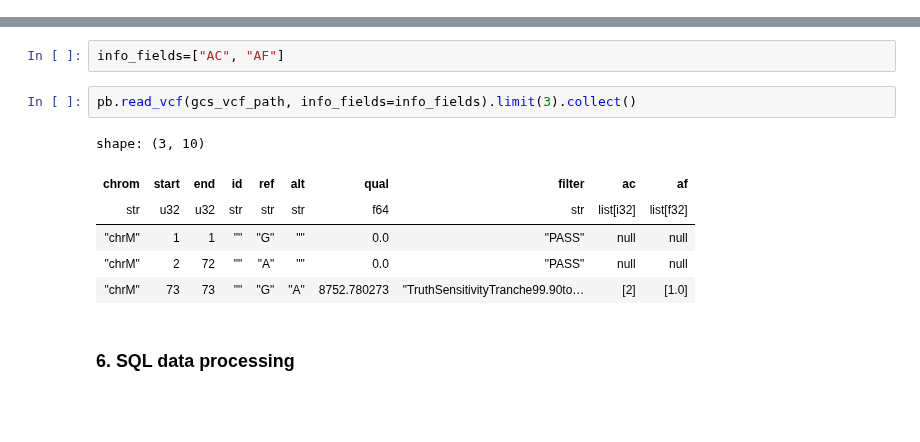
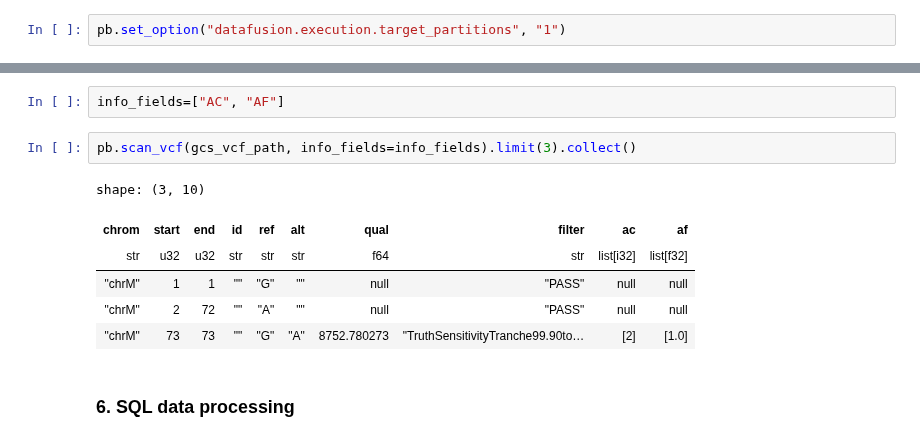
Before and after one commit to biodatageeks/polars-bio, a Jupyter notebook: docs/notebooks/tutorial.ipynb, the cells around one changed output, grey strips where cells are left out. Drawn from its saved outputs; the diff is of its cells as text; blank space fills up the shorter version.

```diff
--- a/docs/notebooks/tutorial.ipynb
+++ b/docs/notebooks/tutorial.ipynb
@@ -386,5 +387,7 @@ shape: (1, 6)
 %%bash
 gsutil cat gs://genomics-public-data/platinum-genomes/fastq/ERR194146.fastq.gz | gunzip -c  | bgzip -c > /tmp/ERR194146.fastq.bgz
 cd /tmp && bgzip -r /tmp/ERR194146.fastq.bgz
+# %%
+pb.set_option("datafusion.execution.target_partitions", "1")
 # %%
 %%time
@@ -618,13 +626,13 @@ gcs_vcf_path = "gs://genomics-public-data/platinum-genomes/vcf/NA12878_S1.genome
 # %%
 info_fields=["AC", "AF"]
 # %%
-pb.read_vcf(gcs_vcf_path, info_fields=info_fields).limit(3).collect()
+pb.scan_vcf(gcs_vcf_path, info_fields=info_fields).limit(3).collect()
 # %% [output]
 shape: (3, 10)
 | chrom | start | end | id | ref | alt | qual | filter | ac | af |
 | str | u32 | u32 | str | str | str | f64 | str | list[i32] | list[f32] |
-| "chrM" | 1 | 1 | "" | "G" | "" | 0.0 | "PASS" | null | null |
-| "chrM" | 2 | 72 | "" | "A" | "" | 0.0 | "PASS" | null | null |
+| "chrM" | 1 | 1 | "" | "G" | "" | null | "PASS" | null | null |
+| "chrM" | 2 | 72 | "" | "A" | "" | null | "PASS" | null | null |
 | "chrM" | 73 | 73 | "" | "G" | "A" | 8752.780273 | "TruthSensitivityTranche99.90to… | [2] | [1.0] |
 # %% [markdown]
 ### 6. SQL data processing
```
Also changed, not shown: parts of 36 cells of this notebook, 12 other files.
